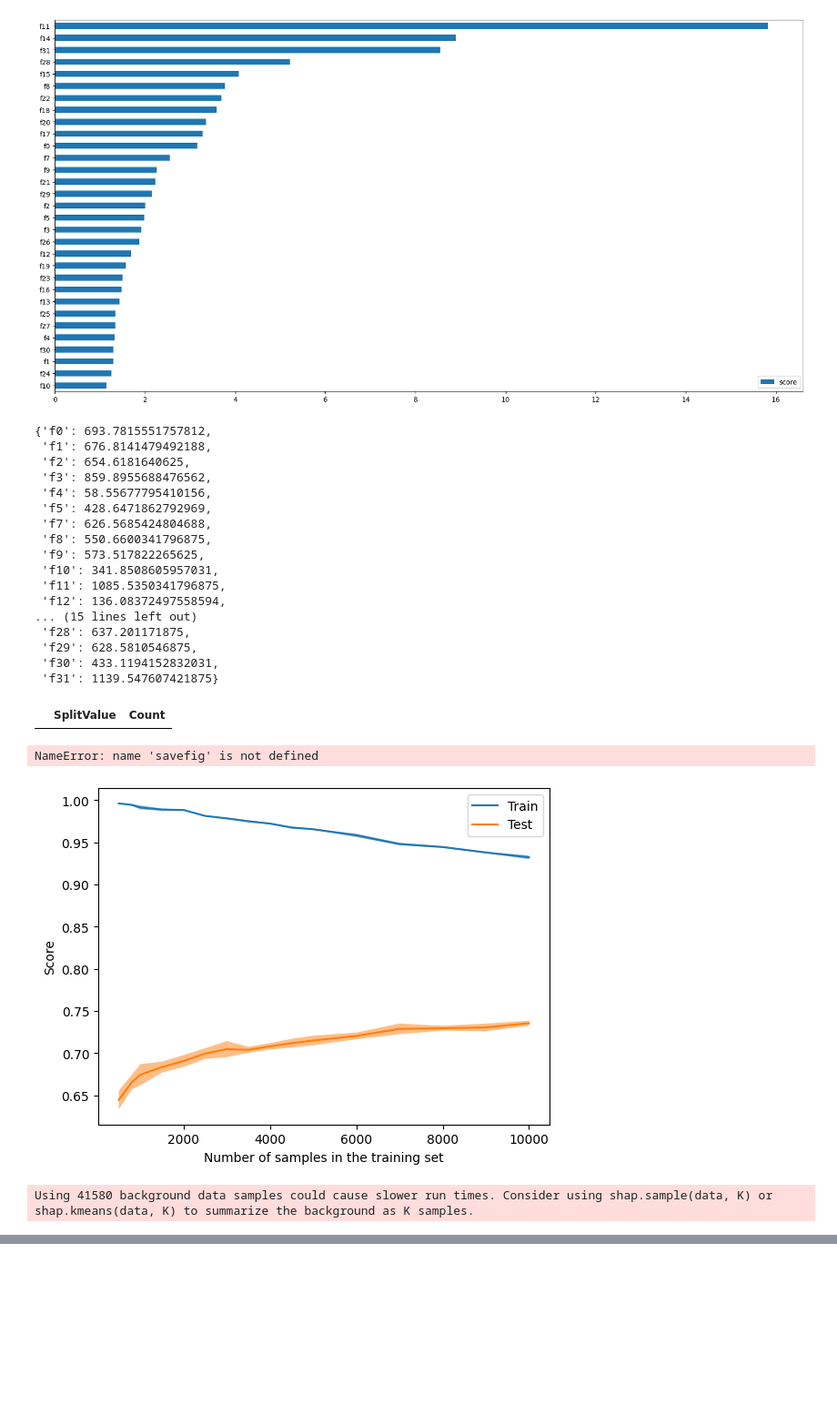
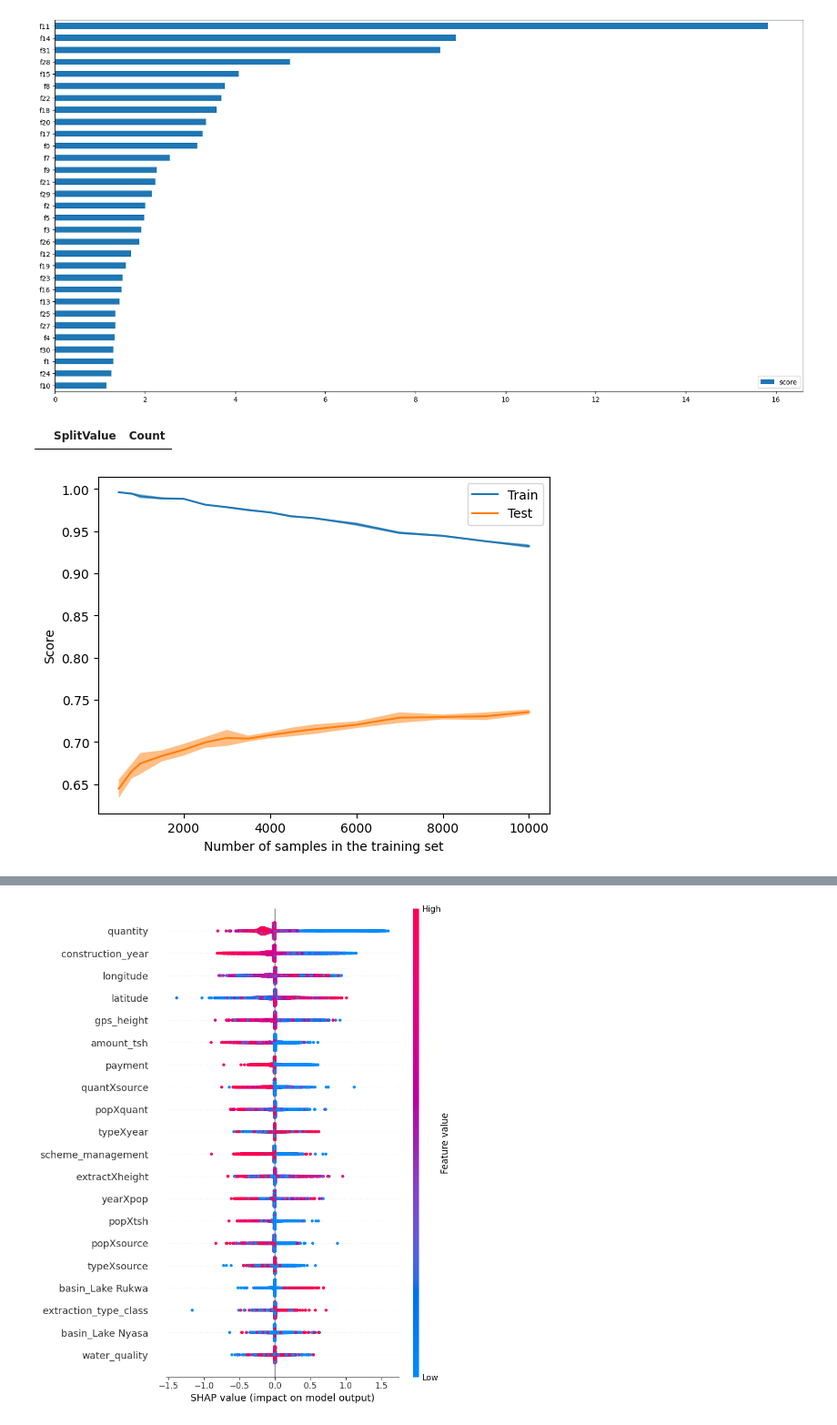
Before and after one commit to jimbodonahue/water_pumps, a Jupyter notebook: notebooks/sprint3_geography.ipynb, the cells around one changed output, grey strips where cells are left out. Shown at 91% size. Cells and saved outputs as stored; diff of their text form; code cells hidden in the pictures; blank space fills up the shorter version.

```diff
--- a/notebooks/sprint3_geography.ipynb
+++ b/notebooks/sprint3_geography.ipynb
@@ -322,26 +338,6 @@ df.shape
 # %% [output]
 (31, 1)
 [figure]
-# %%
-feature_important
-# %% [output]
-{'f0': 693.7815551757812,
- 'f1': 676.8141479492188,
- 'f2': 654.6181640625,
- 'f3': 859.8955688476562,
- 'f4': 58.55677795410156,
- 'f5': 428.6471862792969,
- 'f7': 626.5685424804688,
- 'f8': 550.6600341796875,
- 'f9': 573.517822265625,
- 'f10': 341.8508605957031,
- 'f11': 1085.5350341796875,
- 'f12': 136.08372497558594,
-... (15 lines left out)
- 'f28': 637.201171875,
- 'f29': 628.5810546875,
- 'f30': 433.1194152832031,
- 'f31': 1139.547607421875}
 # %%
 clf.best_estimator_.get_booster().get_split_value_histogram('construction_year')
 # %% [output]
@@ -355,27 +351,21 @@ X, y = shuffle(X_train, y_train, random_state=42)
 fig2 = LearningCurveDisplay.from_estimator(
    clf.best_estimator_, X, y, train_sizes=[500, 800, 1000, 1500,2000,2500,3000,3500,4000,4500,5000,6000,7000,8000,9000,10000], cv=5)
 
-savefig(os.path.join(out_path, "learning_curve.png"), dpi=300, bbox_inches='tight')
+plt.savefig(os.path.join(out_path, "learning_curve.png"), dpi=300, bbox_inches='tight')
 # %% [output]
-NameError: name 'savefig' is not defined
 [figure]
 # %%
-explainer = shap.KernelExplainer(clf.best_estimator_.predict,X_train)
+explainer = shap.KernelExplainer(clf.best_estimator_.predict, shap.sample(X_train,100))
-# %% [output]
-Using 41580 background data samples could cause slower run times. Consider using shap.sample(data, K) or shap.kmeans(data, K) to summarize the background as K samples.
 # %%
 shap_values = explainer.shap_values(X_test,nsamples=100)
 # %%
 # try this if shap ever works
-
+features = cleaned_X.columns
 
 shap.plots.initjs()
 
-# visualize all the training set predictions
-shap.plots.force(shap_values[:500])
 
-# create a dependence scatter plot to show the effect of a single feature across the whole dataset
-shap.plots.scatter(shap_values[:, "Latitude"], color=shap_values)
+shap.summary_plot(shap_values,X_test, feature_names=features, show=False) # show=False necessary to save figure
 
-# create a dependence scatter plot to show the effect of a single feature across the whole dataset
-shap.plots.scatter(shap_values[:, "Latitude"], color=shap_values)
+plt.savefig(os.path.join(out_path, "shap_summary.png"), dpi=300, bbox_inches='tight')
+# %% [output]
@@ -381,0 +373 @@ shap.plots.scatter(shap_values[:, "Latitude"], color=shap_values)
+[figure, added]
```
Also changed, not shown: parts of 8 cells of this notebook, 7 other files.
